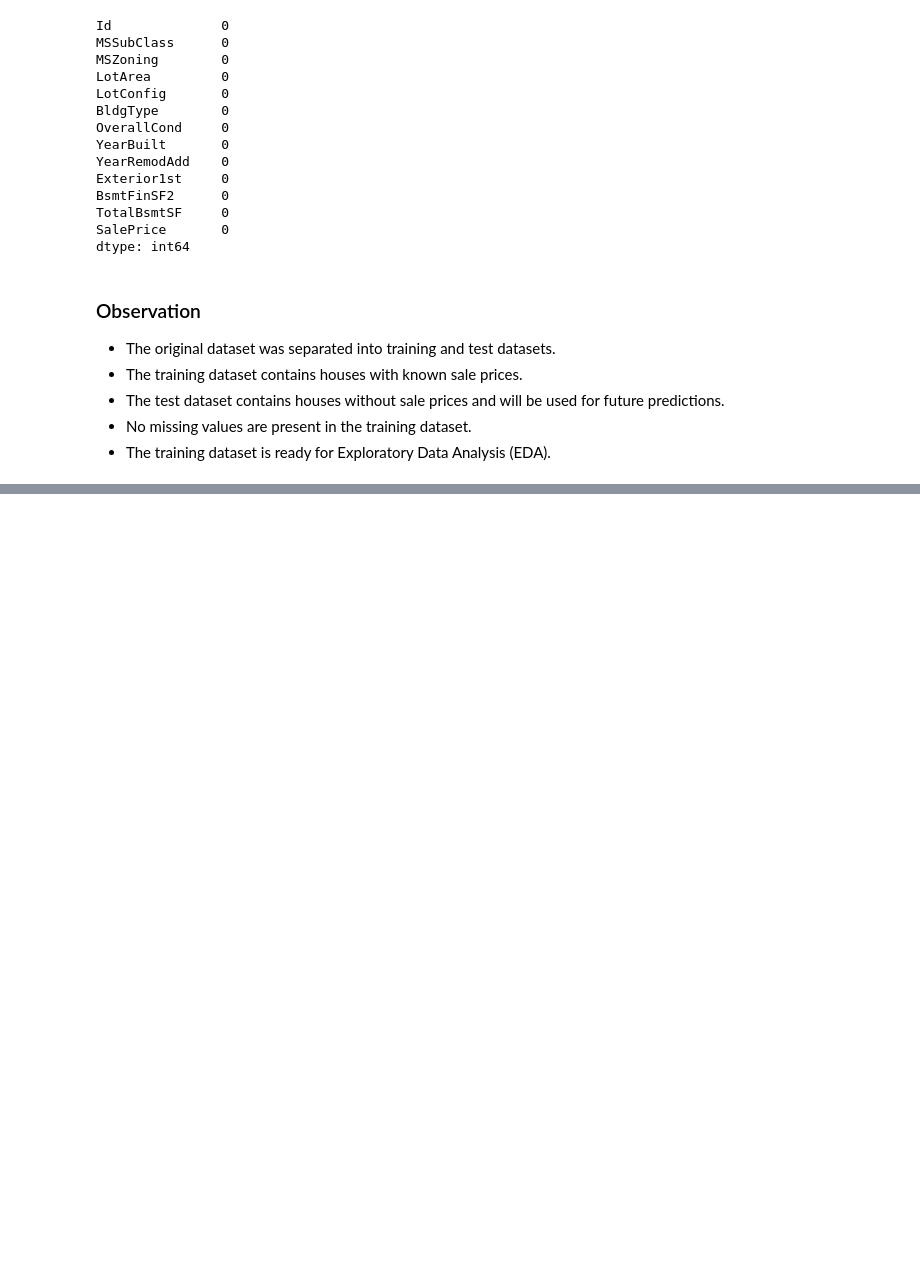
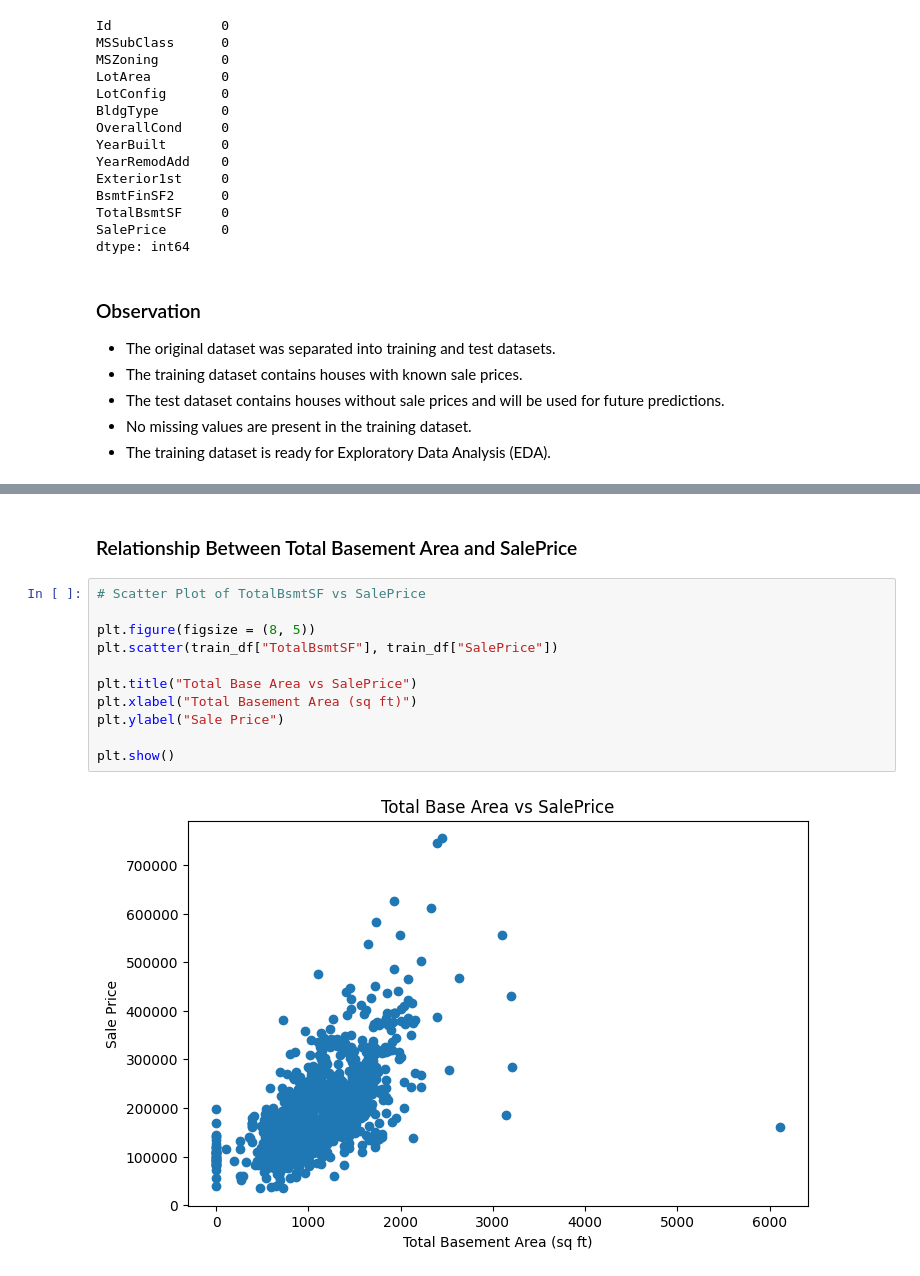
Before and after one commit to Alekhya-2006/house-price-prediction, a Jupyter notebook: notebooks/house_price_prediction.ipynb, the cells around one changed output, grey strips where cells are left out. Drawn from its saved outputs; the diff is of its cells as text; blank space fills up the shorter version.

```diff
--- a/notebooks/house_price_prediction.ipynb
+++ b/notebooks/house_price_prediction.ipynb
@@ -181,0 +230,15 @@ dtype: int64
+# %% [markdown]
+### Relationship Between Total Basement Area and SalePrice
+# %%
+# Scatter Plot of TotalBsmtSF vs SalePrice
+
+plt.figure(figsize = (8, 5))
+plt.scatter(train_df["TotalBsmtSF"], train_df["SalePrice"])
+
+plt.title("Total Base Area vs SalePrice")
+plt.xlabel("Total Basement Area (sq ft)")
+plt.ylabel("Sale Price")
+
+plt.show()
+# %% [output]
+[figure, added]
```
Also changed, not shown: parts of 20 cells of this notebook.
